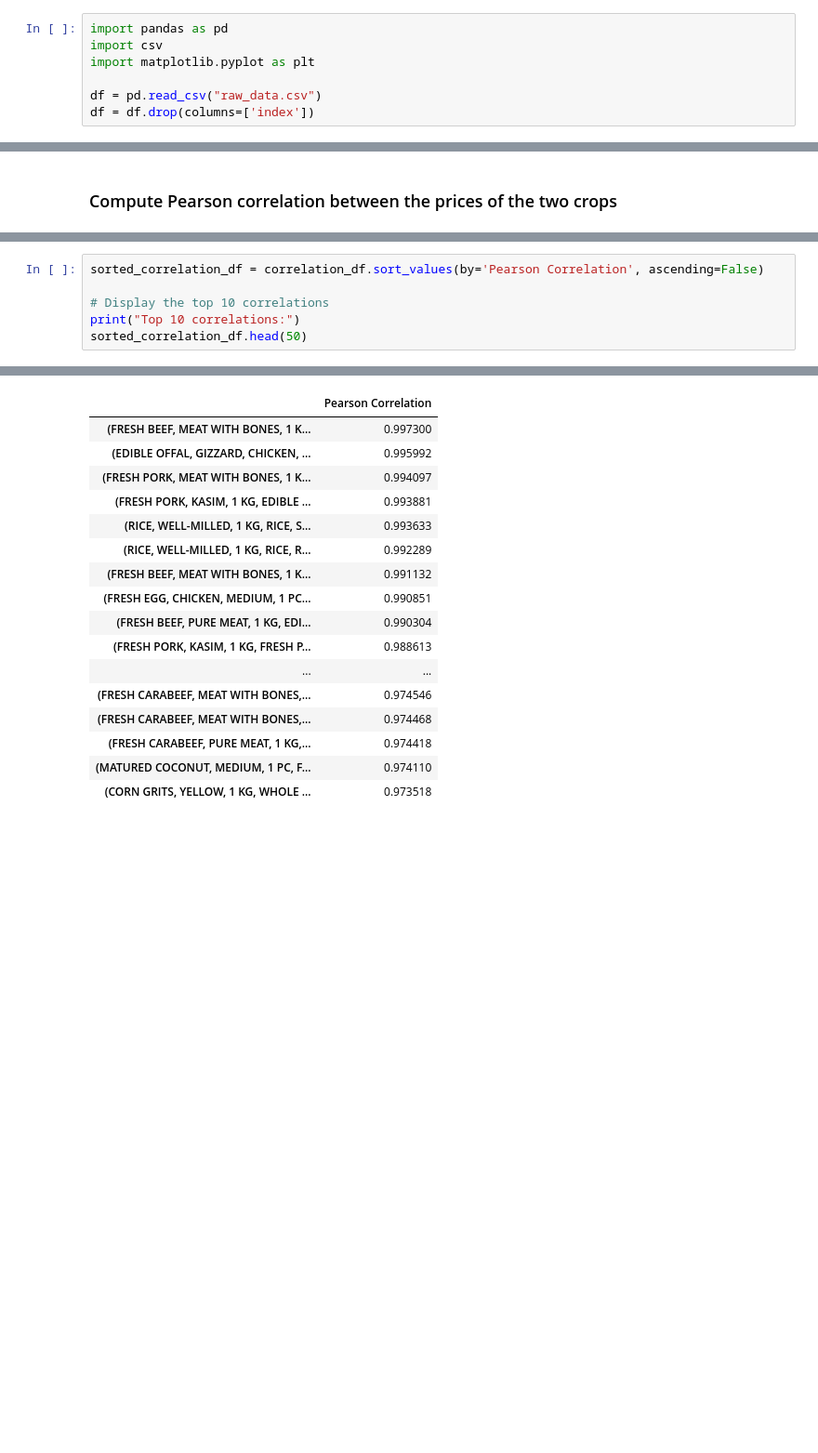
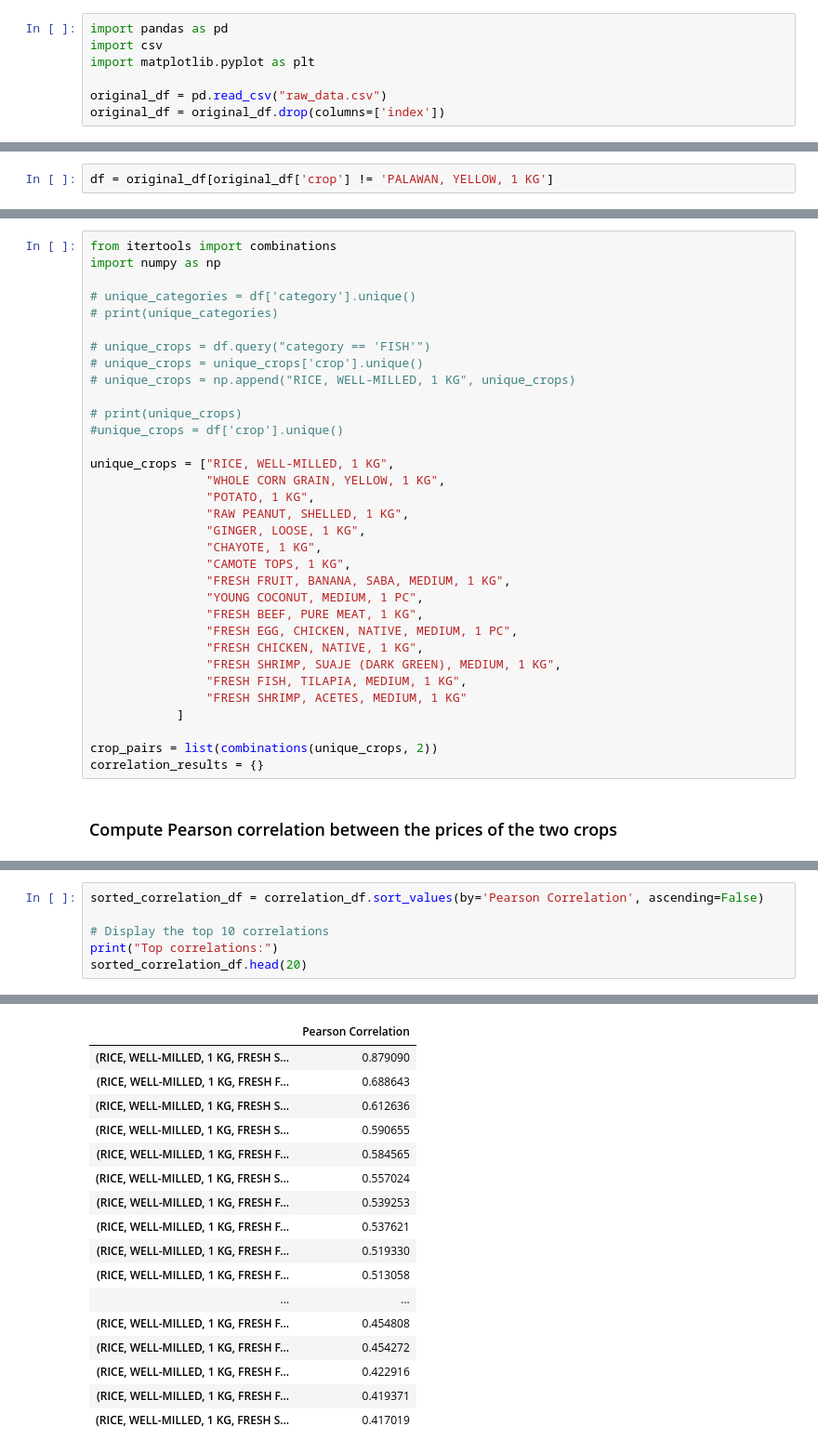
Before and after one commit to rue-22/cs132-group-two, a Jupyter notebook: EDA/EDAv1.ipynb, the cells around one changed output, grey strips where cells are left out. Shown at 93% size. Saved outputs shown, nothing was run; the diff lists cells and outputs as text; blank space fills up the shorter version.

```diff
--- a/EDA/EDAv1.ipynb
+++ b/EDA/EDAv1.ipynb
@@ -5,5 +5,5 @@ import pandas as pd
 import csv
 import matplotlib.pyplot as plt
 
-df = pd.read_csv("raw_data.csv")
-df = df.drop(columns=['index'])
+original_df = pd.read_csv("raw_data.csv")
+original_df = original_df.drop(columns=['index'])
@@ -9,0 +12,2 @@ df = df.drop(columns=['index'])
+# %%
+df = original_df[original_df['crop'] != 'PALAWAN, YELLOW, 1 KG']
@@ -10,3 +22,36 @@ df = df.drop(columns=['index'])
+# %%
+from itertools import combinations
+import numpy as np
+
+# unique_categories = df['category'].unique()
+# print(unique_categories)
+
+# unique_crops = df.query("category == 'FISH'")
+# unique_crops = unique_crops['crop'].unique()
+# unique_crops = np.append("RICE, WELL-MILLED, 1 KG", unique_crops)
+
+# print(unique_crops)
+#unique_crops = df['crop'].unique()
+
+unique_crops = ["RICE, WELL-MILLED, 1 KG",
+                "WHOLE CORN GRAIN, YELLOW, 1 KG",
+                "POTATO, 1 KG",
+                "RAW PEANUT, SHELLED, 1 KG",
+                "GINGER, LOOSE, 1 KG",
+                "CHAYOTE, 1 KG",
+                "CAMOTE TOPS, 1 KG",
+                "FRESH FRUIT, BANANA, SABA, MEDIUM, 1 KG",
+                "YOUNG COCONUT, MEDIUM, 1 PC",
+                "FRESH BEEF, PURE MEAT, 1 KG",
+                "FRESH EGG, CHICKEN, NATIVE, MEDIUM, 1 PC",
+                "FRESH CHICKEN, NATIVE, 1 KG",
+                "FRESH SHRIMP, SUAJE (DARK GREEN), MEDIUM, 1 KG",
+                "FRESH FISH, TILAPIA, MEDIUM, 1 KG",
+                "FRESH SHRIMP, ACETES, MEDIUM, 1 KG"
+            ]
+
+crop_pairs = list(combinations(unique_crops, 2))
+correlation_results = {}
 # %% [markdown]
 ### Compute Pearson correlation between the prices of the two crops
 # %%
@@ -58,6 +113,6 @@ print(correlation_df)
 sorted_correlation_df = correlation_df.sort_values(by='Pearson Correlation', ascending=False)
 
 # Display the top 10 correlations
-print("Top 10 correlations:")
-sorted_correlation_df.head(50)
+print("Top correlations:")
+sorted_correlation_df.head(20)
 # %% [output]
@@ -65,17 +120,17 @@ Top 10 correlations:
 |  | Pearson Correlation |
-| (FRESH BEEF, MEAT WITH BONES, 1 K... | 0.997300 |
-| (EDIBLE OFFAL, GIZZARD, CHICKEN, ... | 0.995992 |
-| (FRESH PORK, MEAT WITH BONES, 1 K... | 0.994097 |
-| (FRESH PORK, KASIM, 1 KG, EDIBLE ... | 0.993881 |
-| (RICE, WELL-MILLED, 1 KG, RICE, S... | 0.993633 |
-| (RICE, WELL-MILLED, 1 KG, RICE, R... | 0.992289 |
-| (FRESH BEEF, MEAT WITH BONES, 1 K... | 0.991132 |
-| (FRESH EGG, CHICKEN, MEDIUM, 1 PC... | 0.990851 |
-| (FRESH BEEF, PURE MEAT, 1 KG, EDI... | 0.990304 |
-| (FRESH PORK, KASIM, 1 KG, FRESH P... | 0.988613 |
+| (RICE, WELL-MILLED, 1 KG, FRESH S... | 0.879090 |
+| (RICE, WELL-MILLED, 1 KG, FRESH F... | 0.688643 |
+| (RICE, WELL-MILLED, 1 KG, FRESH S... | 0.612636 |
+| (RICE, WELL-MILLED, 1 KG, FRESH S... | 0.590655 |
+| (RICE, WELL-MILLED, 1 KG, FRESH F... | 0.584565 |
+| (RICE, WELL-MILLED, 1 KG, FRESH S... | 0.557024 |
+| (RICE, WELL-MILLED, 1 KG, FRESH F... | 0.539253 |
+| (RICE, WELL-MILLED, 1 KG, FRESH F... | 0.537621 |
+| (RICE, WELL-MILLED, 1 KG, FRESH F... | 0.519330 |
+| (RICE, WELL-MILLED, 1 KG, FRESH F... | 0.513058 |
 | ... | ... |
-| (FRESH CARABEEF, MEAT WITH BONES,... | 0.974546 |
-| (FRESH CARABEEF, MEAT WITH BONES,... | 0.974468 |
-| (FRESH CARABEEF, PURE MEAT, 1 KG,... | 0.974418 |
-| (MATURED COCONUT, MEDIUM, 1 PC, F... | 0.974110 |
-| (CORN GRITS, YELLOW, 1 KG, WHOLE ... | 0.973518 |
+| (RICE, WELL-MILLED, 1 KG, FRESH F... | 0.454808 |
+| (RICE, WELL-MILLED, 1 KG, FRESH F... | 0.454272 |
+| (RICE, WELL-MILLED, 1 KG, FRESH F... | 0.422916 |
+| (RICE, WELL-MILLED, 1 KG, FRESH F... | 0.419371 |
+| (RICE, WELL-MILLED, 1 KG, FRESH S... | 0.417019 |
```
Also changed, not shown: parts of 10 cells of this notebook, 2 other files.
